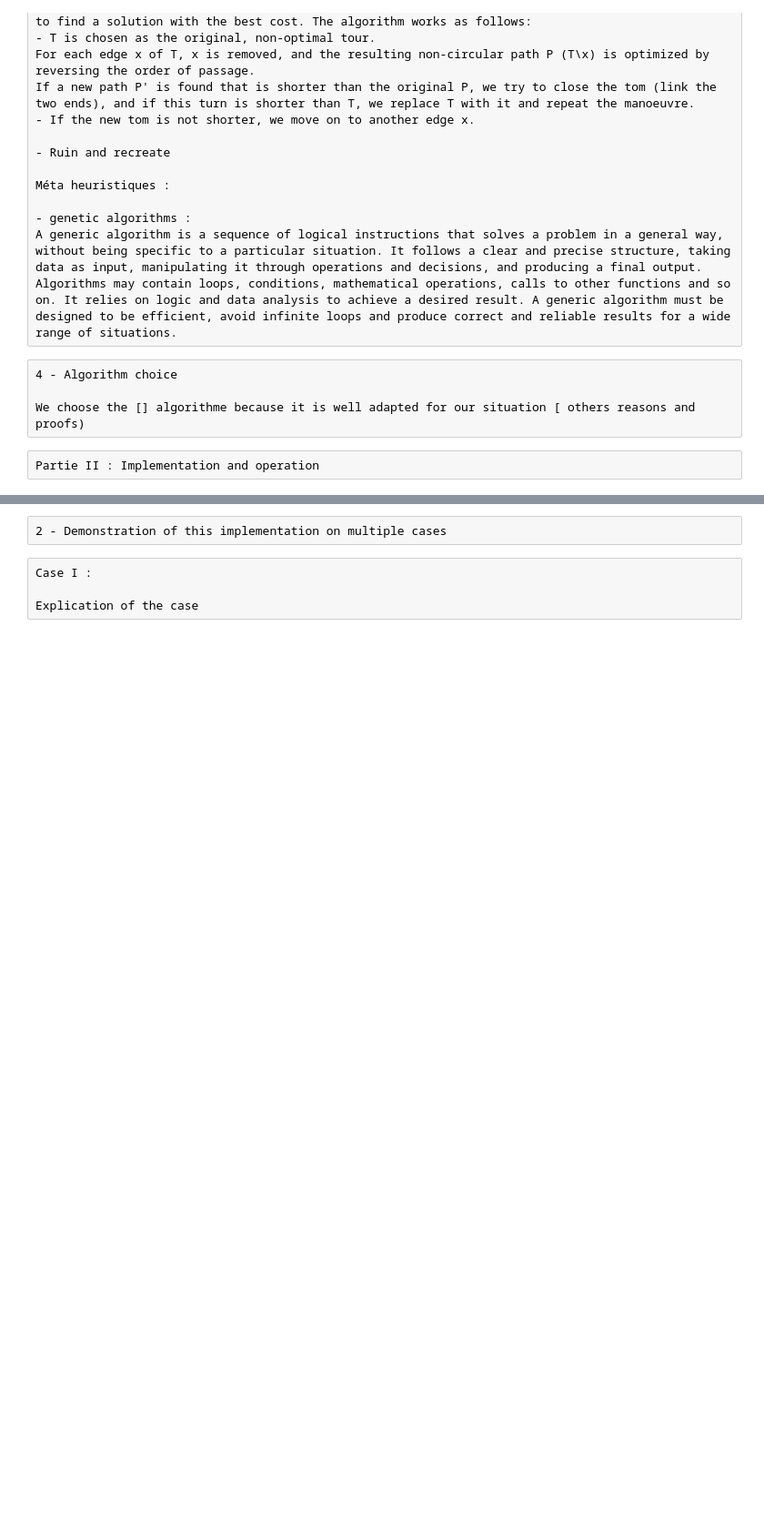
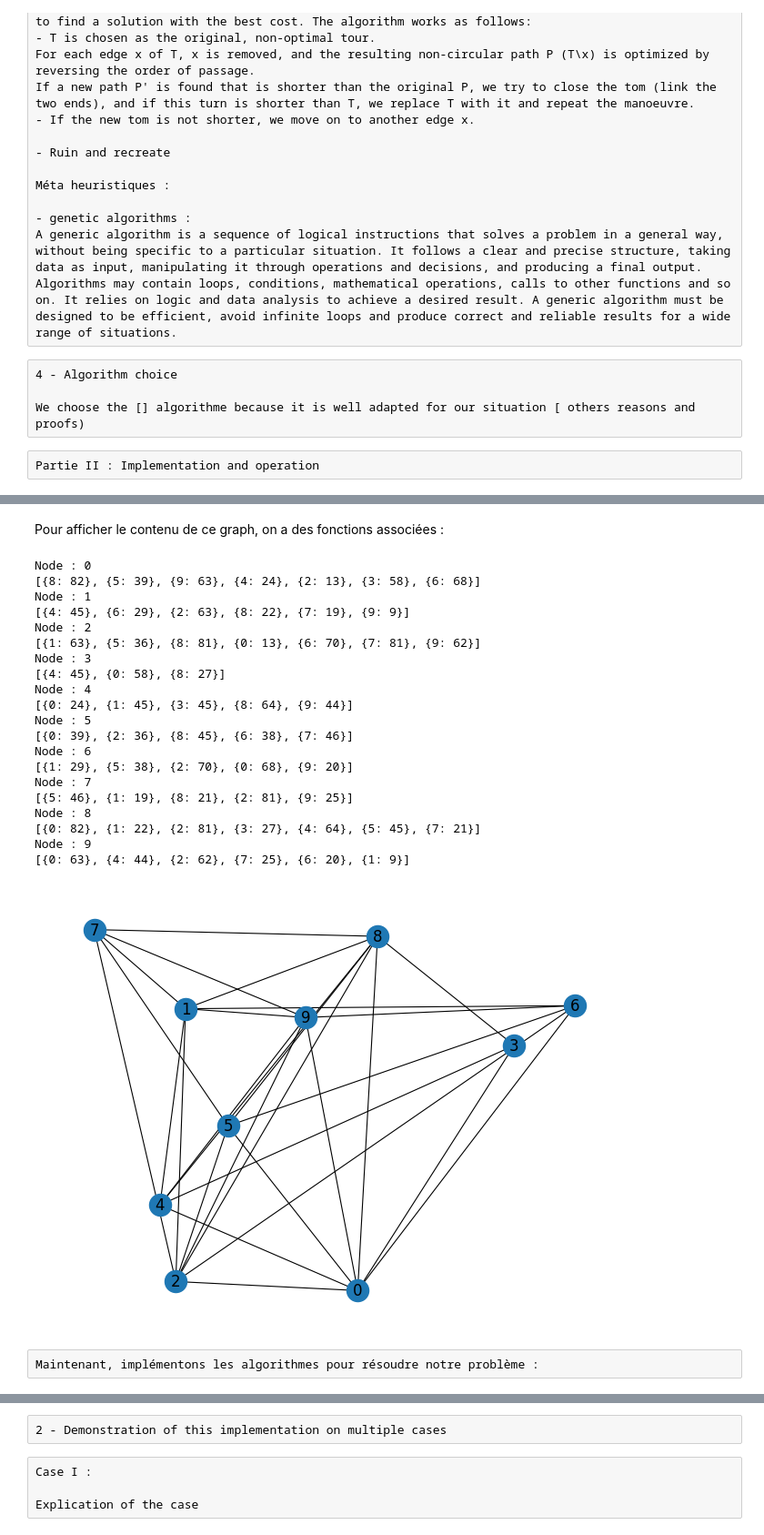
Before and after one commit to Sheydss/AdvancedAlgorithms, a Jupyter notebook: Livrable-II.ipynb, the cells around one changed output, grey strips where cells are left out. Shown at 91% size. Saved outputs shown, nothing was run; the diff lists cells and outputs as text; code cells hidden in the pictures; blank space fills up the shorter version.

```diff
--- a/Livrable-II.ipynb
+++ b/Livrable-II.ipynb
@@ -154,0 +243,29 @@ blabla
+# %% [markdown]
+Pour afficher le contenu de ce graph, on a des fonctions associées :
+# %%
+graph.data_graph()
+graph.plot_graph()
+# %% [output]
+Node : 0
+[{8: 82}, {5: 39}, {9: 63}, {4: 24}, {2: 13}, {3: 58}, {6: 68}]
+Node : 1
+[{4: 45}, {6: 29}, {2: 63}, {8: 22}, {7: 19}, {9: 9}]
+Node : 2
+[{1: 63}, {5: 36}, {8: 81}, {0: 13}, {6: 70}, {7: 81}, {9: 62}]
+Node : 3
+[{4: 45}, {0: 58}, {8: 27}]
+Node : 4
+[{0: 24}, {1: 45}, {3: 45}, {8: 64}, {9: 44}]
+Node : 5
+[{0: 39}, {2: 36}, {8: 45}, {6: 38}, {7: 46}]
+Node : 6
+[{1: 29}, {5: 38}, {2: 70}, {0: 68}, {9: 20}]
+Node : 7
+[{5: 46}, {1: 19}, {8: 21}, {2: 81}, {9: 25}]
+Node : 8
+[{0: 82}, {1: 22}, {2: 81}, {3: 27}, {4: 64}, {5: 45}, {7: 21}]
+Node : 9
+[{0: 63}, {4: 44}, {2: 62}, {7: 25}, {6: 20}, {1: 9}]
+[figure, added]
+# %% [raw]
+Maintenant, implémentons les algorithmes pour résoudre notre problème :
```
Also changed, not shown: parts of 14 cells of this notebook.
